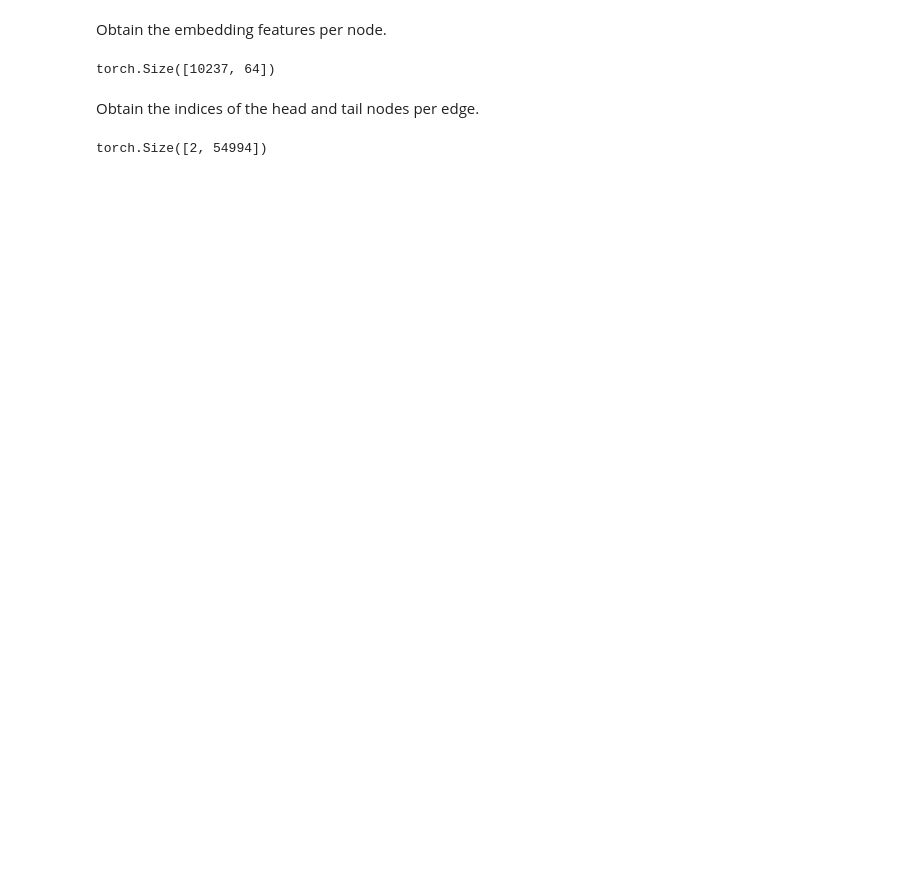
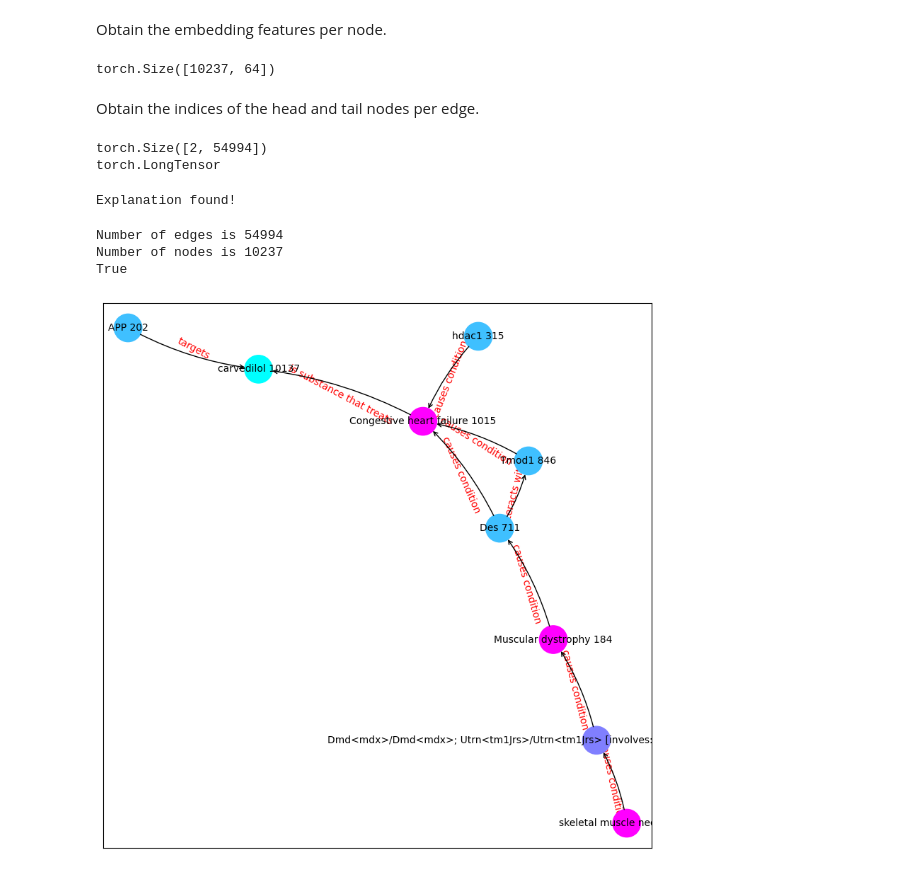
Before and after one commit to rosazwart/XAIFO-ThesisProject, a Jupyter notebook: predictor.ipynb, the cells around one changed output. Drawn from its saved outputs; the diff is of its cells as text; code cells hidden in the pictures; blank space fills up the shorter version.

Commit message:
Implemented GNNExplainer modified version for link prediction

```diff
--- a/predictor.ipynb
+++ b/predictor.ipynb
@@ -1307,7 +2016,7 @@ node_idx1 = get_node_idx('HP:0003560', nodes)
 print('node1:')
 print(nodes.loc[[node_idx1]])
 
-node_idx2 = get_node_idx('5345', nodes)
+node_idx2 = get_node_idx('522', nodes)
 print('node2:')
 print(nodes.loc[[node_idx2]])
 # %% [output]
@@ -1327,7 +2036,58 @@ torch.Size([10237, 64])
 # %% [markdown]
 Obtain the indices of the head and tail nodes per edge.
 # %%
-edge_index = torch.Tensor(np.array(G.edges).transpose()).type(torch.int64)
+edge_index = torch.Tensor(np.array(G.edges).transpose()).type(torch.int64).long()
 print(edge_index.shape)
+print(edge_index.type())
 # %% [output]
 torch.Size([2, 54994])
+torch.LongTensor
+# %%
+explainer = GNNExplainer(best_model, epochs=700, num_hops=2, lr=0.01)
+
+edge_list = []
+trigger = False
+early_stop = 0
+size = 15   # change size of the explanation graph
+iterations = 10 # number of times GNNExplainer is executed
+
+while not trigger:
+    node_feat_mask, edge_mask = explainer.explain_link(node_idx1=node_idx1, node_idx2=node_idx2, x=x, edge_index=edge_index, G=G)
+
+    G2 = copy.deepcopy(G)
+
+    if size is not None:
+        limit = edge_mask.sort(descending = True)[0][size]
+    else:
+        limit = 0.5
+
+    for indx, edge in enumerate(G.edges):
+        if edge_mask[indx] < limit:
+            G2.remove_edge(edge[0], edge[1])
+
+    trigger = nx.has_path(G2, node_idx1, node_idx2)
+    early_stop += 1
+
+    if early_stop == iterations and not trigger:
+        print('No good explanation found after {} iterations'.format(early_stop))
+        trigger = True
+    elif trigger:
+        print('Explanation found!')
+# %% [output]
+Explanation found!
+# %%
+edge_labels_dict = dict([((n1, n2), G.edges[(n1,n2)]['edge_label']) for n1, n2 in G.edges])
+# %%
+print("Number of edges is {}".format(G.number_of_edges()))
+print("Number of nodes is {}".format(G.number_of_nodes()))
+# %% [output]
+Number of edges is 54994
+Number of nodes is 10237
+True
+# %%
+plt.figure(figsize=(10, 10))
+ax, G_sub = visualize_subgraph([node_idx1, node_idx2],
+                               edge_index, edge_mask, nodes=nodes, y=torch.Tensor(nodes.semantic_id),
+                               seed = 667, num_hops = 2, threshold=limit, node_label = 'label', edge_labels = edge_labels_dict, show_inactive = False, remove_unconnected = True)
+# %% [output]
+[figure, added]
```
Also changed, not shown: parts of 30 cells of this notebook, 8 other files.
